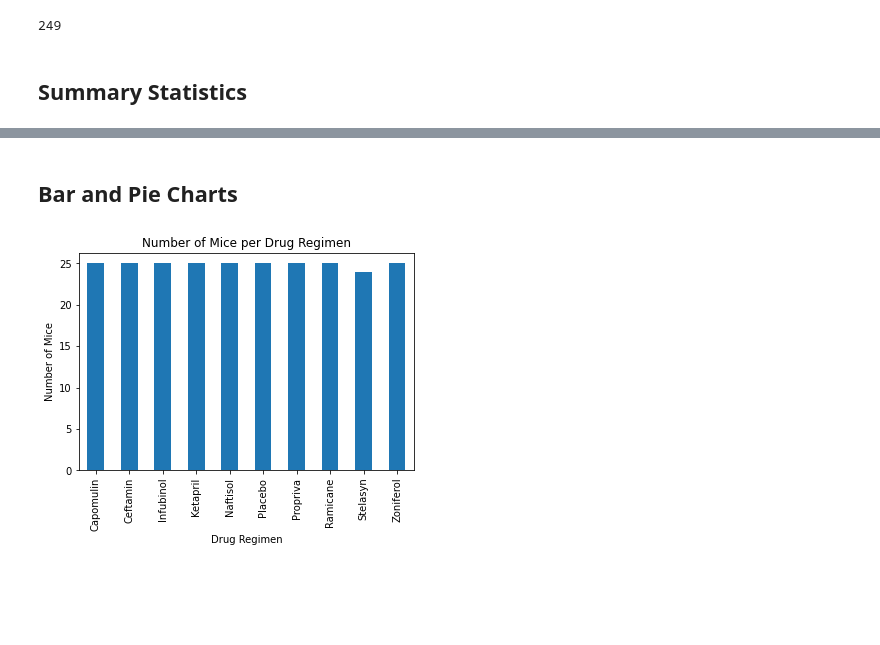
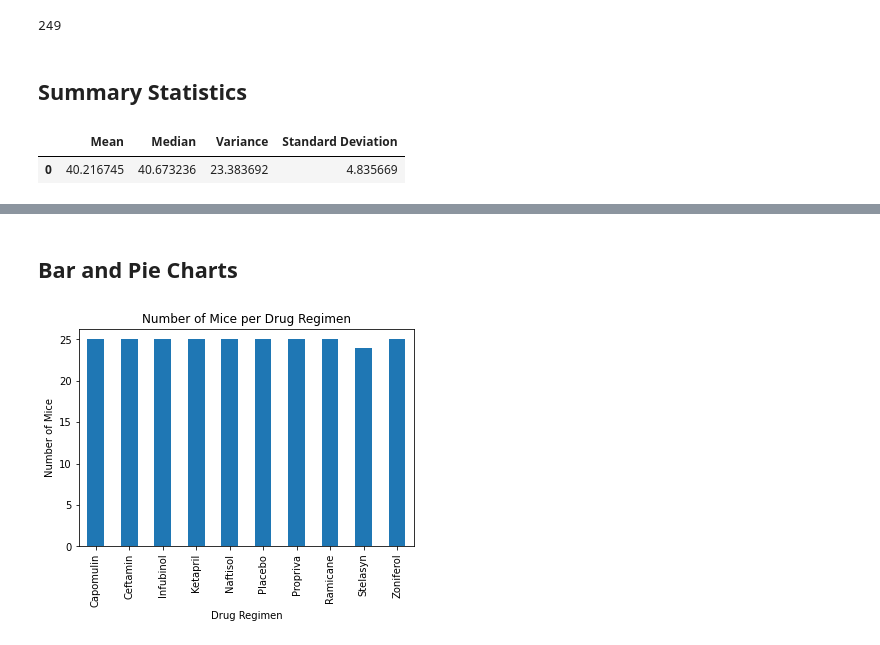
Before and after one commit to markerickson314/pymaceuticals, a Jupyter notebook: pymaceuticals.ipynb, the cells around one changed output, grey strips where cells are left out. Saved outputs shown, nothing was run; the diff lists cells and outputs as text; code cells hidden in the pictures; blank space fills up the shorter version.

```diff
--- a/pymaceuticals.ipynb
+++ b/pymaceuticals.ipynb
@@ -71,8 +71,21 @@ clean["Mouse ID"].nunique()
 # %% [markdown]
 ## Summary Statistics
 # %%
-# Generate a summary statistics table of mean, median, variance, standard deviation, and SEM of the tumor volume
-# for each regimen
+# Generate a summary statistics table of mean, median, variance, standard deviation,
+# and SEM of the tumor volume for each regimen
 
 # This method is the most straighforward, creating multiple series and putting them all together at the end.
+ramicane = clean.loc[clean["Drug Regimen"] == "Ramicane"]
+mean = np.mean(ramicane["Tumor Volume (mm3)"])
+median = np.median(ramicane["Tumor Volume (mm3)"])
+variance = np.var(ramicane["Tumor Volume (mm3)"])
+standard_deviation = np.std(ramicane["Tumor Volume (mm3)"])
+summary = pd.DataFrame({"Mean": [mean],
+                        "Median": median,
+                        "Variance": variance,
+                        "Standard Deviation": standard_deviation})
+summary
+# %% [output]
+|  | Mean | Median | Variance | Standard Deviation |
+| 0 | 40.216745 | 40.673236 | 23.383692 | 4.835669 |
 # %%
```
Also changed, not shown: parts of 3 cells of this notebook, 1 other file.
